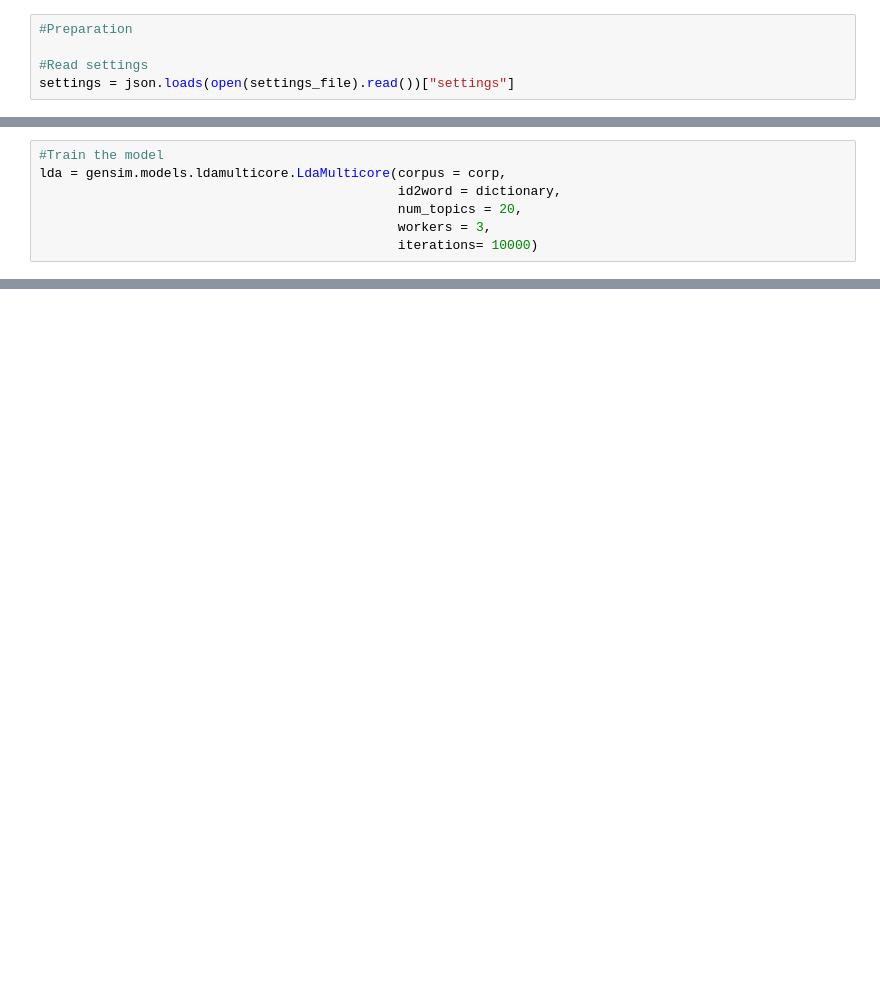
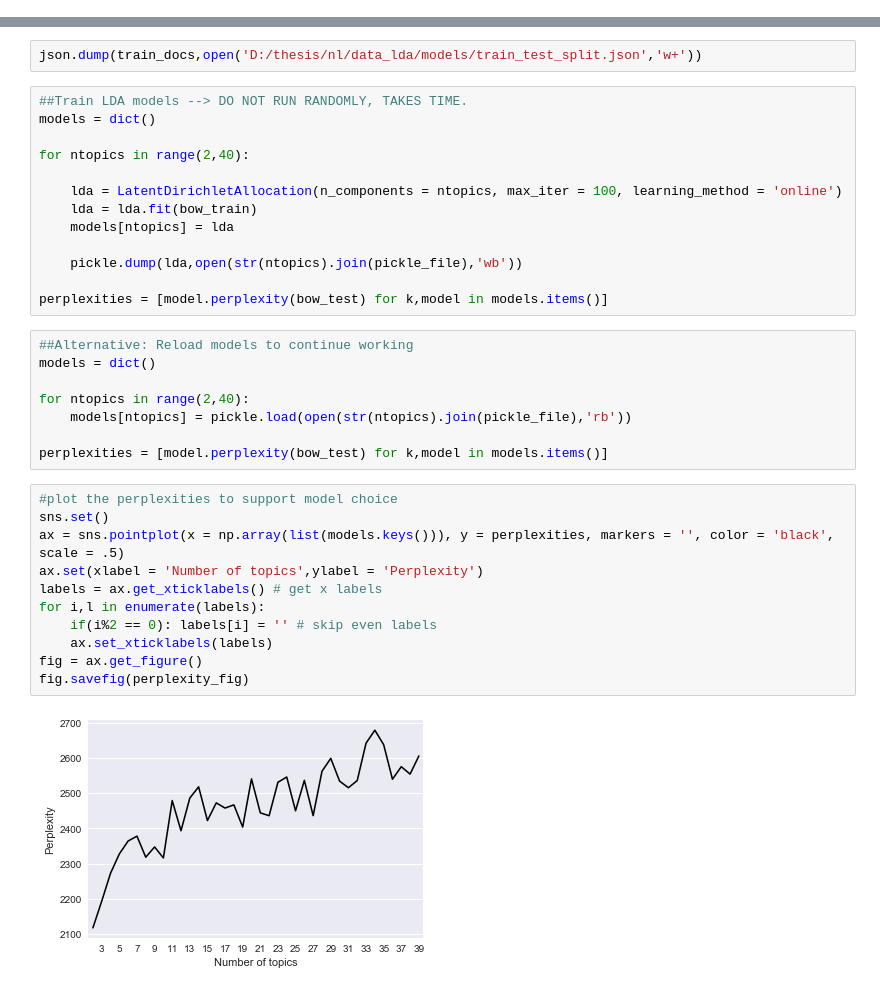
Before and after one commit to maxboiten/MSc-thesis, a Jupyter notebook: Topical search terms - exploratory analysis.ipynb, the cells around one changed output, grey strips where cells are left out. Cells and saved outputs as stored; diff of their text form; blank space fills up the shorter version.

```diff
--- a/Topical search terms - exploratory analysis.ipynb
+++ b/Topical search terms - exploratory analysis.ipynb
@@ -9,5 +0,0 @@ settings_file = 'D:/thesis/settings - nl.json'
-# %%
-#Preparation
-
-#Read settings
-settings = json.loads(open(settings_file).read())["settings"]
@@ -54,7 +0,0 @@ for i in range(len(corp)):
-# %%
-#Train the model
-lda = gensim.models.ldamulticore.LdaMulticore(corpus = corp,
-                                              id2word = dictionary,
-                                              num_topics = 20,
-                                              workers = 3,
-                                              iterations= 10000)
@@ -80,0 +79,36 @@ lda = gensim.models.ldamulticore.LdaMulticore(corpus = corp,
+# %%
+json.dump(train_docs,open('D:/thesis/nl/data_lda/models/train_test_split.json','w+'))
+# %%
+##Train LDA models --> DO NOT RUN RANDOMLY, TAKES TIME.
+models = dict()
+
+for ntopics in range(2,40):
+
+    lda = LatentDirichletAllocation(n_components = ntopics, max_iter = 100, learning_method = 'online')
+    lda = lda.fit(bow_train)
+    models[ntopics] = lda
+
+    pickle.dump(lda,open(str(ntopics).join(pickle_file),'wb'))
+
+perplexities = [model.perplexity(bow_test) for k,model in models.items()]
+# %%
+##Alternative: Reload models to continue working
+models = dict()
+
+for ntopics in range(2,40):
+    models[ntopics] = pickle.load(open(str(ntopics).join(pickle_file),'rb'))
+
+perplexities = [model.perplexity(bow_test) for k,model in models.items()]
+# %%
+#plot the perplexities to support model choice
+sns.set()
+ax = sns.pointplot(x = np.array(list(models.keys())), y = perplexities, markers = '', color = 'black', scale = .5)
+ax.set(xlabel = 'Number of topics',ylabel = 'Perplexity')
+labels = ax.get_xticklabels() # get x labels
+for i,l in enumerate(labels):
+    if(i%2 == 0): labels[i] = '' # skip even labels
+    ax.set_xticklabels(labels)
+fig = ax.get_figure()
+fig.savefig(perplexity_fig)
+# %% [output]
+[figure, added]
```
Also changed, not shown: parts of 10 cells of this notebook, 10 other files.
